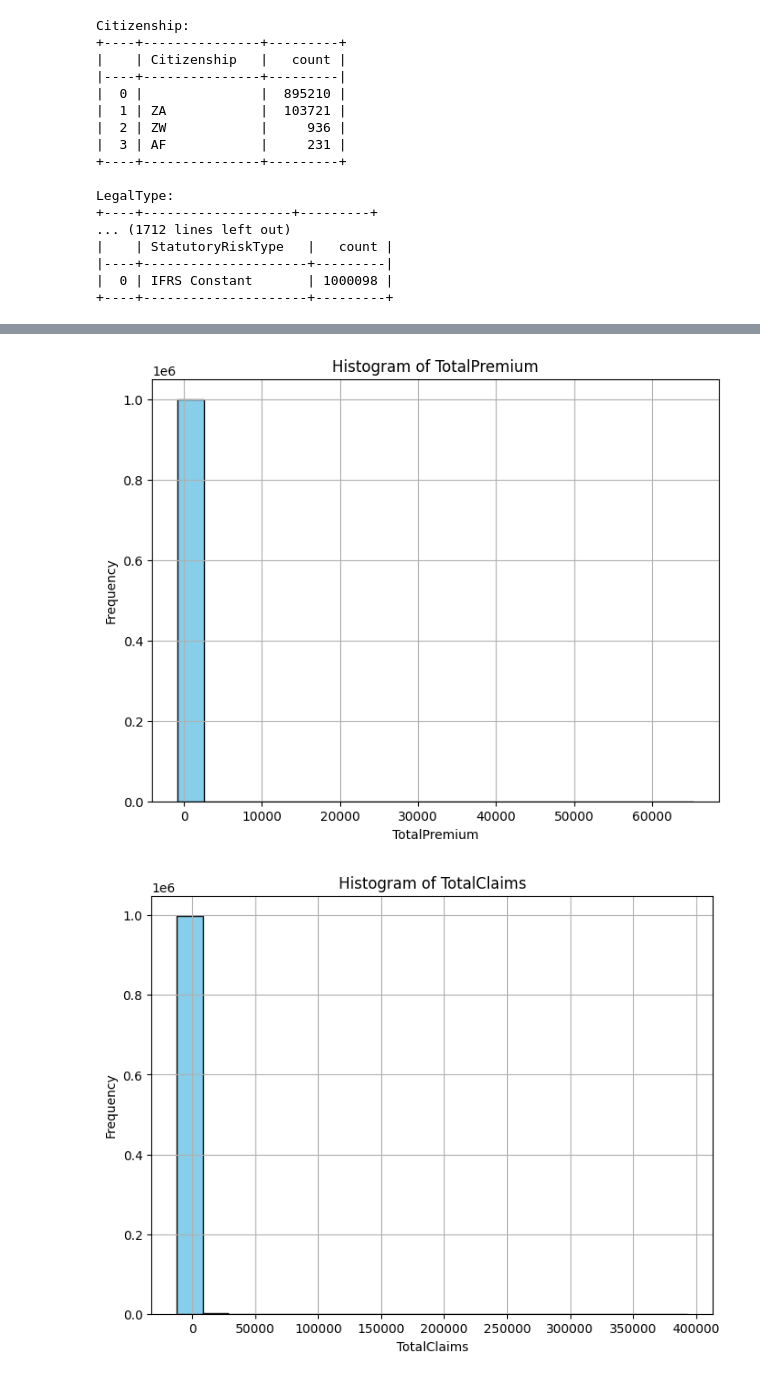
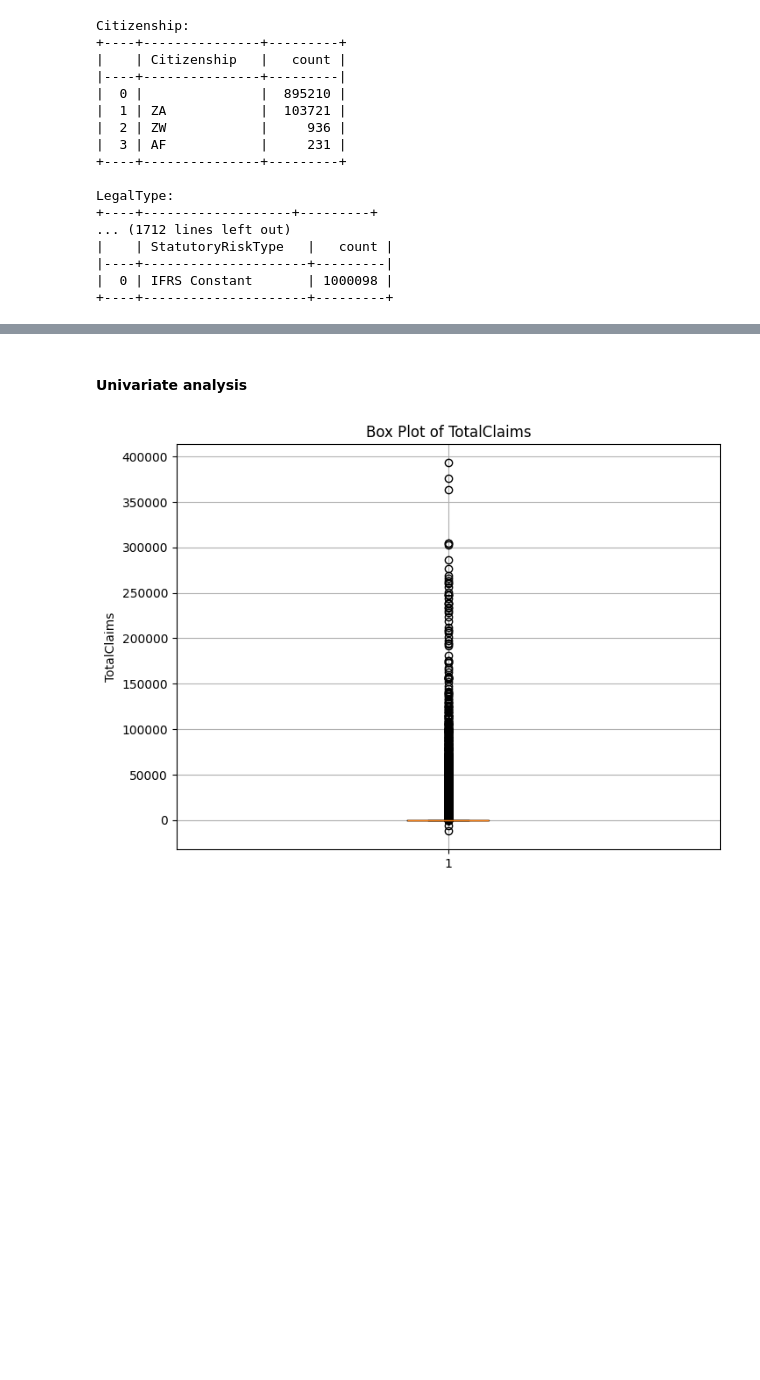
Before and after one commit to abrahamshimelis/AlphaCare-Insurance-Solutions, a Jupyter notebook: notebooks/descriptive-data-analysis.ipynb, the cells around one changed output, grey strips where cells are left out. Drawn from its saved outputs; the diff is of its cells as text; code cells hidden in the pictures; blank space fills up the shorter version.

Commit message:
working on univaraite analysis

```diff
--- a/notebooks/descriptive-data-analysis.ipynb
+++ b/notebooks/descriptive-data-analysis.ipynb
@@ -37,9 +32,16 @@ df['TransactionMonth'] = pd.to_datetime(df['TransactionMonth'])
 min_date = df['TransactionMonth'].min()
 max_date = df['TransactionMonth'].max()
 
+df['TransactionMonth'].sort_values()
 print('Date Range:')
 print('Min Date:', min_date)
 print('Max Date:', max_date)
+
+df['TransactionMonth'] = pd.to_datetime(df['TransactionMonth'])
+
+sorted_date_column = df['TransactionMonth'].sort_values().copy()
+
+print(sorted_date_column)
 # %% [output]
 Date Range:
 Min Date: 2013-10-01 00:00:00
@@ -118,10 +156,7 @@ max    1.263620e+07              7.442217e+04  6.528260e+04  3.930921e+05
 # %%
 # summerization for categorical datasets
 categorical_summary = summarize_categorical(df)
-
-# Display summary using tabulate
-for col, summary in categorical_summary.items():
-    print(f"\n{col}:\n{tabulate(summary.reset_index(), headers='keys', tablefmt='psql')}")
+display_summary_table(categorical_summary)
 # %% [output]
 Citizenship:
 +----+---------------+---------+
@@ -198,5 +213,0 @@ def plot_categorical_bar_charts(df):
-# %%
-plot_numerical_histograms(df_payment_claim)
-# %% [output]
-[figure, removed]
-[figure, removed]
@@ -204,0 +214,14 @@ plot_categorical_bar_charts(df_payment_claim)
+# %% [markdown]
+#### Univariate analysis
+# %%
+def plot_numerical_boxplot(df, col):
+    plt.figure(figsize=(8, 6))
+    plt.boxplot(df[col])
+    plt.title(f'Box Plot of {col}')
+    plt.ylabel(col)
+    plt.grid(True)
+    plt.show()
+
+plot_numerical_boxplot(df, 'TotalClaims')
+# %% [output]
+[figure, added]
```
Also changed, not shown: parts of 18 cells of this notebook, 2 other files.
